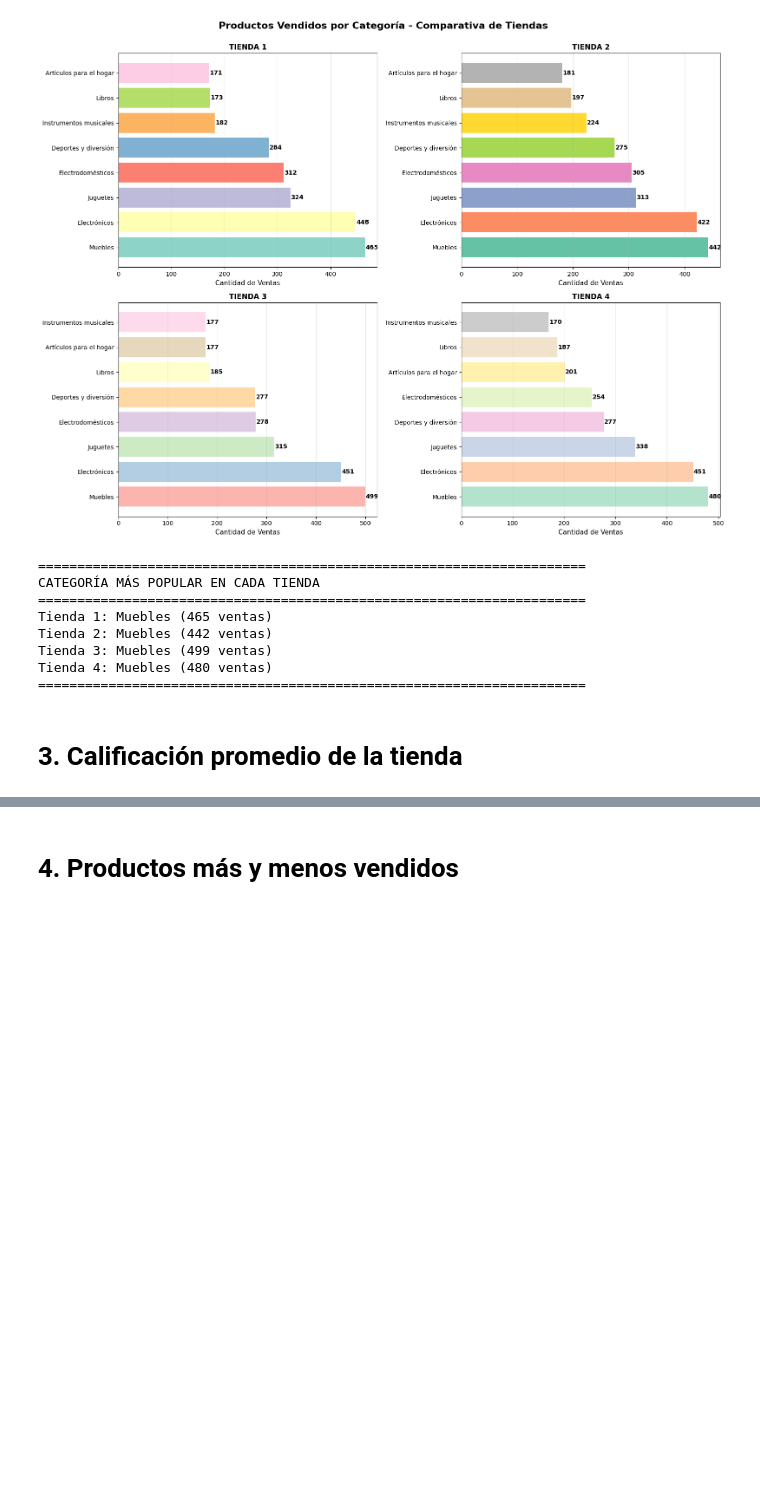
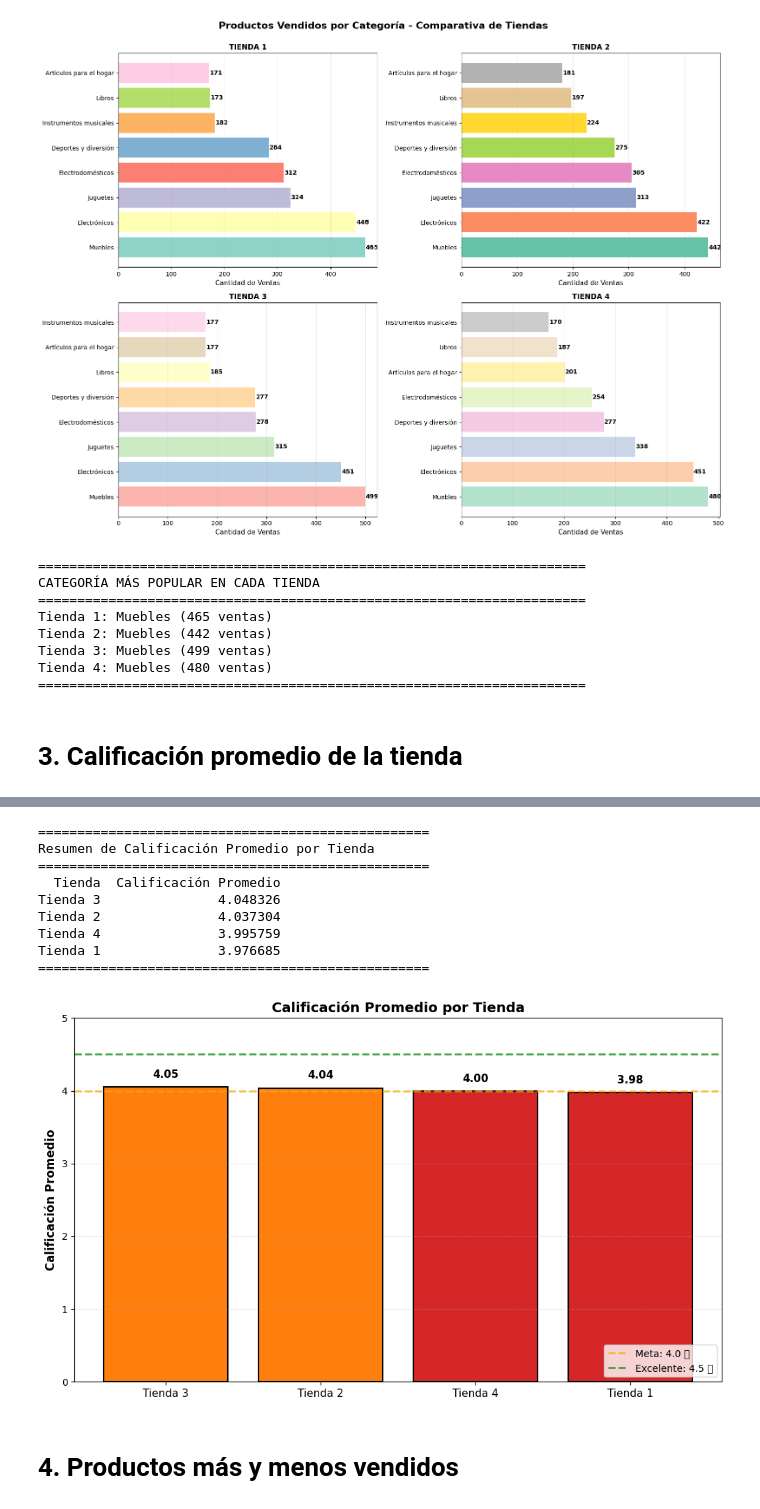
Before and after one commit to juandirodrib12/challenge1-data-science-latam, a Jupyter notebook: AluraStoreLatam.ipynb, the cells around one changed output, grey strips where cells are left out. Drawn from its saved outputs; the diff is of its cells as text; code cells hidden in the pictures; blank space fills up the shorter version.

Commit message:
feat: valoracion media por tienda

```diff
--- a/AluraStoreLatam.ipynb
+++ b/AluraStoreLatam.ipynb
@@ -204,3 +204,20 @@ Tienda 4: Muebles (480 ventas)
 ======================================================================
 # %% [markdown]
 # 3. Calificación promedio de la tienda
+# %%
+# Calcular la calificación promedio para cada tienda
+calificacion_tienda1 = tienda['Calificación'].mean()
+calificacion_tienda2 = tienda2['Calificación'].mean()
+calificacion_tienda3 = tienda3['Calificación'].mean()
+calificacion_tienda4 = tienda4['Calificación'].mean()
+
+print("="*50)
+print("CALIFICACIÓN PROMEDIO POR TIENDA")
+print("="*50)
+print(f"Tienda 1: {calificacion_tienda1:.2f}")
+print(f"Tienda 2: {calificacion_tienda2:.2f}")
+print(f"Tienda 3: {calificacion_tienda3:.2f}")
+print(f"Tienda 4: {calificacion_tienda4:.2f}")
+print("="*50)
+print(f"Promedio General: {(calificacion_tienda1 + calificacion_tienda2 + calificacion_tienda3 + calificacion_tienda4) / 4:.2f}")
+print("="*50)
@@ -207,2 +235,59 @@ Tienda 4: Muebles (480 ventas)
+# %%
+# Crear un DataFrame con las calificaciones promedio y visualizar
+calificaciones_prom = {
+    'Tienda': ['Tienda 1', 'Tienda 2', 'Tienda 3', 'Tienda 4'],
+    'Calificación Promedio': [calificacion_tienda1, calificacion_tienda2, calificacion_tienda3, calificacion_tienda4]
+}
+
+df_calif = pd.DataFrame(calificaciones_prom)
+
+# Ordenar por calificación descendente
+df_calif = df_calif.sort_values('Calificación Promedio', ascending=False).reset_index(drop=True)
+
+print("\n" + "="*50)
+print("Resumen de Calificación Promedio por Tienda")
+print("="*50)
+print(df_calif.to_string(index=False))
+print("="*50)
+
+# Visualización - Gráfico de barras
+fig, ax = plt.subplots(figsize=(10, 6))
+
+# Crear barras con colores degradados según calificación
+colores_barras = ['#2ca02c' if x >= 4.5 else '#ff7f0e' if x >= 4.0 else '#d62728' for x in df_calif['Calificación Promedio']]
+
+barras = ax.bar(range(len(df_calif)), df_calif['Calificación Promedio'], color=colores_barras, edgecolor='black', linewidth=1.5)
+
+# Personalización del gráfico
+ax.set_ylabel('Calificación Promedio', fontsize=12, fontweight='bold')
+ax.set_title('Calificación Promedio por Tienda', fontsize=14, fontweight='bold')
+ax.set_xticks(range(len(df_calif)))
+ax.set_xticklabels(df_calif['Tienda'], fontsize=11)
+ax.set_ylim(0, 5)
+ax.axhline(y=4.0, color='orange', linestyle='--', linewidth=2, label='Meta: 4.0 ⭐', alpha=0.7)
+ax.axhline(y=4.5, color='green', linestyle='--', linewidth=2, label='Excelente: 4.5 ⭐', alpha=0.7)
+ax.grid(axis='y', alpha=0.3, linestyle='--')
+ax.legend(loc='lower right', fontsize=10)
+
+# Agregar valores en las barras
+for i, (barra, valor) in enumerate(zip(barras, df_calif['Calificación Promedio'])):
+    altura = barra.get_height()
+    ax.text(barra.get_x() + barra.get_width()/2., altura + 0.1,
+            f'{valor:.2f}',
+            ha='center', va='bottom', fontweight='bold', fontsize=11)
+
+plt.tight_layout()
+plt.show()
+# %% [output]
+==================================================
+Resumen de Calificación Promedio por Tienda
+==================================================
+  Tienda  Calificación Promedio
+Tienda 3               4.048326
+Tienda 2               4.037304
+Tienda 4               3.995759
+Tienda 1               3.976685
+==================================================
+[figure, added]
 # %% [markdown]
 # 4. Productos más y menos vendidos
```
Also changed, not shown: parts of 5 cells of this notebook.
